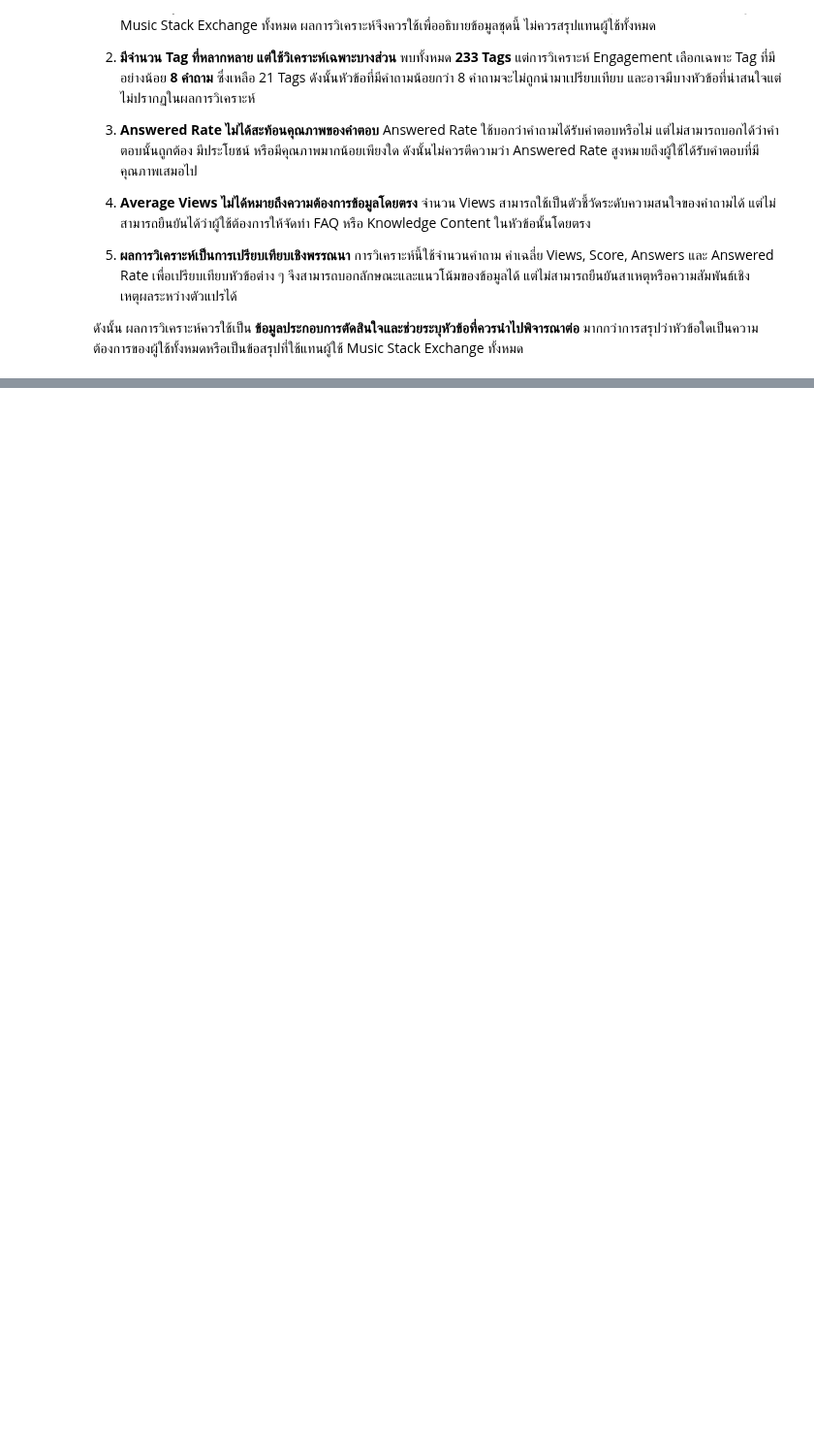
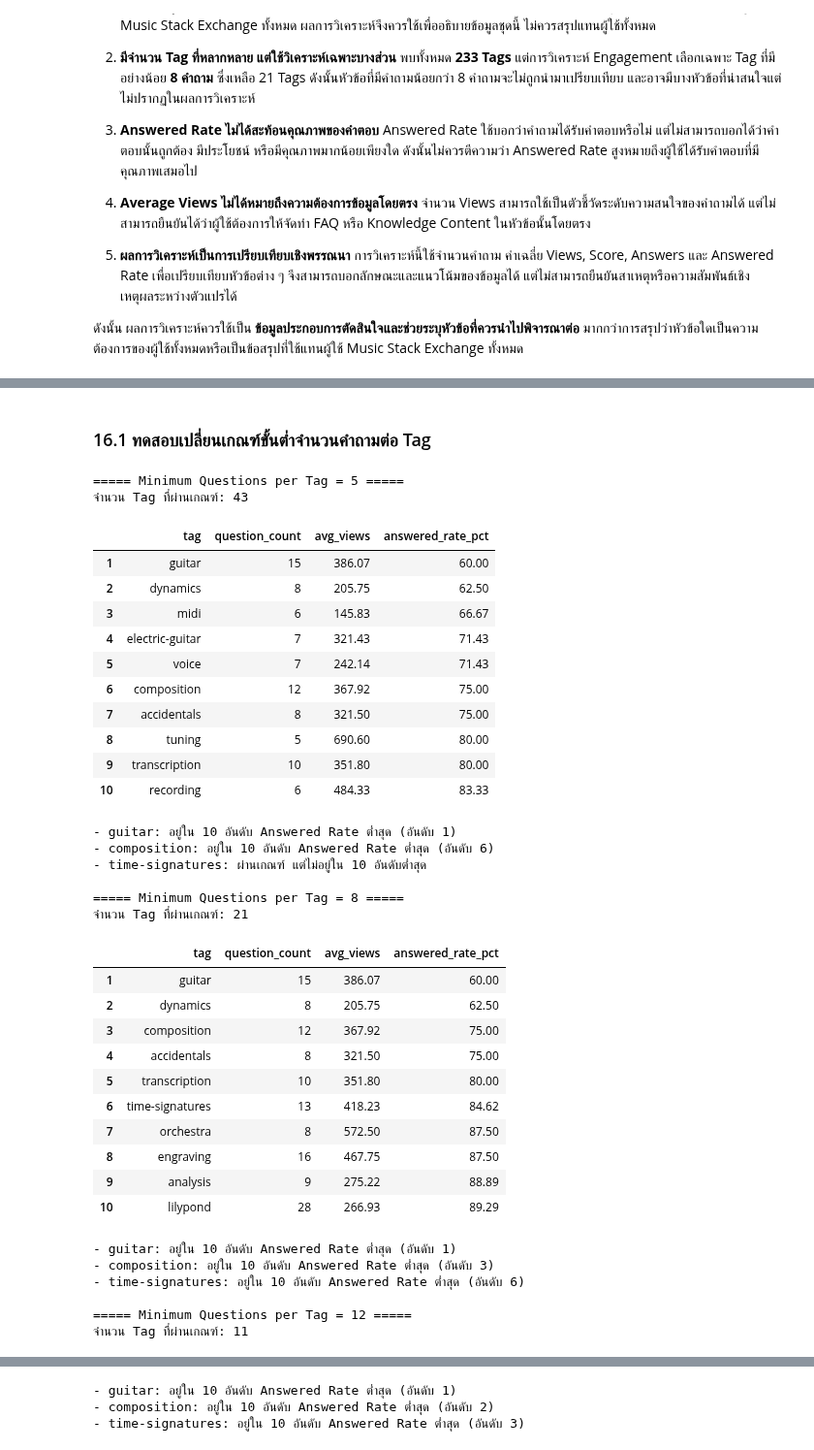
Before and after one commit to suphitchakh-web/Project_1, a Jupyter notebook: Team06_Part2.ipynb, the cells around one changed output, grey strips where cells are left out. Shown at 97% size. Drawn from its saved outputs; the diff is of its cells as text; code cells hidden in the pictures; blank space fills up the shorter version.

```diff
--- a/Team06_Part2.ipynb
+++ b/Team06_Part2.ipynb
@@ -4476,0 +4468,72 @@ Missing Values:
+# %% [markdown]
+### 16.1 ทดสอบเปลี่ยนเกณฑ์ขั้นต่ำจำนวนคำถามต่อ Tag
+# %%
+# 16.1 Reality Check: เปลี่ยน Minimum Questions per Tag (5 / 8 / 12)
+
+
+focus_tags = ["guitar", "composition", "time-signatures"]
+
+for min_q in [5, 8, 12]:
+    subset = tag_summary[tag_summary["question_count"] >= min_q].copy()
+
+    lowest = (
+        subset
+        .sort_values(["answered_rate_pct", "avg_views"], ascending=[True, False])
+        .head(10)
+        .reset_index(drop=True)
+    )
+    lowest.index = lowest.index + 1
+
+    print(f"\n===== Minimum Questions per Tag = {min_q} =====")
+    print("จำนวน Tag ที่ผ่านเกณฑ์:", len(subset))
+
+    display(
+        lowest[["tag", "question_count", "avg_views", "answered_rate_pct"]]
+        .round(2)
+    )
+
+    for t in focus_tags:
+        if t in lowest["tag"].values:
+            rank = lowest.index[lowest["tag"] == t][0]
+            print(f"- {t}: อยู่ใน 10 อันดับ Answered Rate ต่ำสุด (อันดับ {rank})")
+        elif t in subset["tag"].values:
+            print(f"- {t}: ผ่านเกณฑ์ แต่ไม่อยู่ใน 10 อันดับต่ำสุด")
+        else:
+            print(f"- {t}: ไม่ผ่านเกณฑ์จำนวนคำถามขั้นต่ำ")
+# %% [output]
+===== Minimum Questions per Tag = 5 =====
+จำนวน Tag ที่ผ่านเกณฑ์: 43
+|  | tag | question_count | avg_views | answered_rate_pct |
+| 1 | guitar | 15 | 386.07 | 60.00 |
+| 2 | dynamics | 8 | 205.75 | 62.50 |
+| 3 | midi | 6 | 145.83 | 66.67 |
+| 4 | electric-guitar | 7 | 321.43 | 71.43 |
+| 5 | voice | 7 | 242.14 | 71.43 |
+| 6 | composition | 12 | 367.92 | 75.00 |
+| 7 | accidentals | 8 | 321.50 | 75.00 |
+| 8 | tuning | 5 | 690.60 | 80.00 |
+| 9 | transcription | 10 | 351.80 | 80.00 |
+| 10 | recording | 6 | 484.33 | 83.33 |
+- guitar: อยู่ใน 10 อันดับ Answered Rate ต่ำสุด (อันดับ 1)
+- composition: อยู่ใน 10 อันดับ Answered Rate ต่ำสุด (อันดับ 6)
+- time-signatures: ผ่านเกณฑ์ แต่ไม่อยู่ใน 10 อันดับต่ำสุด
+
+===== Minimum Questions per Tag = 8 =====
+จำนวน Tag ที่ผ่านเกณฑ์: 21
+|  | tag | question_count | avg_views | answered_rate_pct |
+| 1 | guitar | 15 | 386.07 | 60.00 |
+| 2 | dynamics | 8 | 205.75 | 62.50 |
+| 3 | composition | 12 | 367.92 | 75.00 |
+| 4 | accidentals | 8 | 321.50 | 75.00 |
+| 5 | transcription | 10 | 351.80 | 80.00 |
+| 6 | time-signatures | 13 | 418.23 | 84.62 |
+| 7 | orchestra | 8 | 572.50 | 87.50 |
+| 8 | engraving | 16 | 467.75 | 87.50 |
+| 9 | analysis | 9 | 275.22 | 88.89 |
+| 10 | lilypond | 28 | 266.93 | 89.29 |
+- guitar: อยู่ใน 10 อันดับ Answered Rate ต่ำสุด (อันดับ 1)
+- composition: อยู่ใน 10 อันดับ Answered Rate ต่ำสุด (อันดับ 3)
+- time-signatures: อยู่ใน 10 อันดับ Answered Rate ต่ำสุด (อันดับ 6)
+
+===== Minimum Questions per Tag = 12 =====
+จำนวน Tag ที่ผ่านเกณฑ์: 11
@@ -4476,0 +4551,3 @@ Missing Values:
+- guitar: อยู่ใน 10 อันดับ Answered Rate ต่ำสุด (อันดับ 1)
+- composition: อยู่ใน 10 อันดับ Answered Rate ต่ำสุด (อันดับ 2)
+- time-signatures: อยู่ใน 10 อันดับ Answered Rate ต่ำสุด (อันดับ 3)
```
Also changed, not shown: parts of 19 cells of this notebook.
